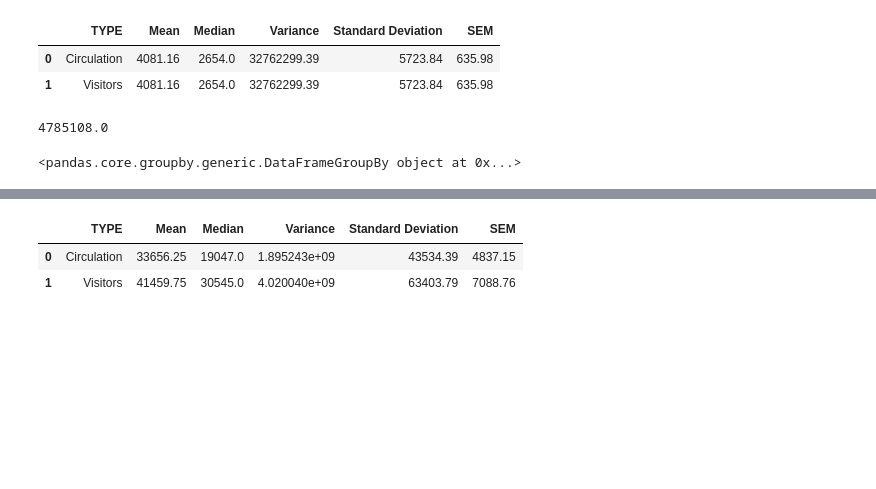
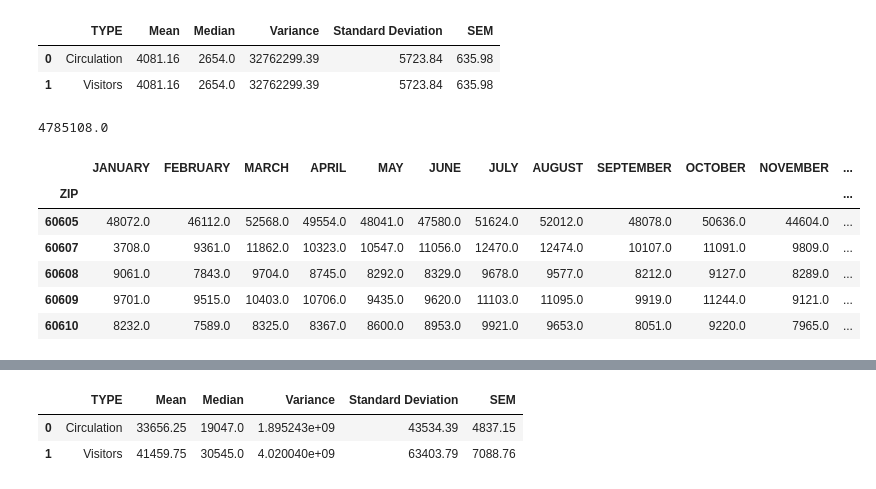
Before and after one commit to nataliepiehl/project_one, a Jupyter notebook: Code/Jeff_Data_Analysis.ipynb, the cells around one changed output, grey strips where cells are left out. Cells and saved outputs as stored; diff of their text form; code cells hidden in the pictures; blank space fills up the shorter version.

```diff
--- a/Code/Jeff_Data_Analysis.ipynb
+++ b/Code/Jeff_Data_Analysis.ipynb
@@ -201,7 +193,13 @@ total_visitors_2019
 # %% [output]
 4785108.0
 # %%
-visitor_analysis_2019 = zip_2019_visitors.groupby(['ZIP'])
-visitor_analysis_2019
+visitor_analysis_2019 = zip_2019_visitors.groupby(['ZIP']).sum()
+visitor_analysis_2019.head()
 # %% [output]
-<pandas.core.groupby.generic.DataFrameGroupBy object at 0x...>
+|  | JANUARY | FEBRUARY | MARCH | APRIL | MAY | JUNE | JULY | AUGUST | SEPTEMBER | OCTOBER | NOVEMBER | ... |
+| ZIP |  |  |  |  |  |  |  |  |  |  |  | ... |
+| 60605 | 48072.0 | 46112.0 | 52568.0 | 49554.0 | 48041.0 | 47580.0 | 51624.0 | 52012.0 | 48078.0 | 50636.0 | 44604.0 | ... |
+| 60607 | 3708.0 | 9361.0 | 11862.0 | 10323.0 | 10547.0 | 11056.0 | 12470.0 | 12474.0 | 10107.0 | 11091.0 | 9809.0 | ... |
+| 60608 | 9061.0 | 7843.0 | 9704.0 | 8745.0 | 8292.0 | 8329.0 | 9678.0 | 9577.0 | 8212.0 | 9127.0 | 8289.0 | ... |
+| 60609 | 9701.0 | 9515.0 | 10403.0 | 10706.0 | 9435.0 | 9620.0 | 11103.0 | 11095.0 | 9919.0 | 11244.0 | 9121.0 | ... |
+| 60610 | 8232.0 | 7589.0 | 8325.0 | 8367.0 | 8600.0 | 8953.0 | 9921.0 | 9653.0 | 8051.0 | 9220.0 | 7965.0 | ... |
```
Also changed, not shown: parts of 12 cells of this notebook.
